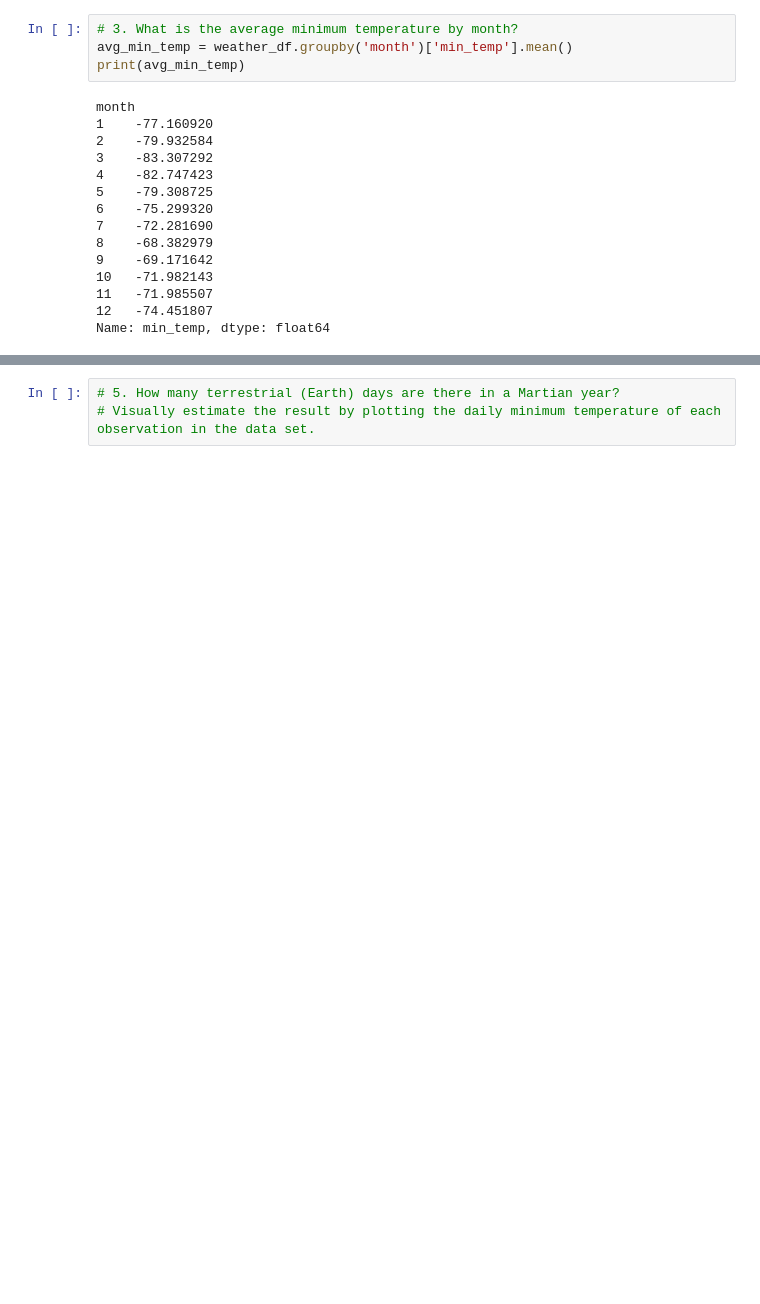
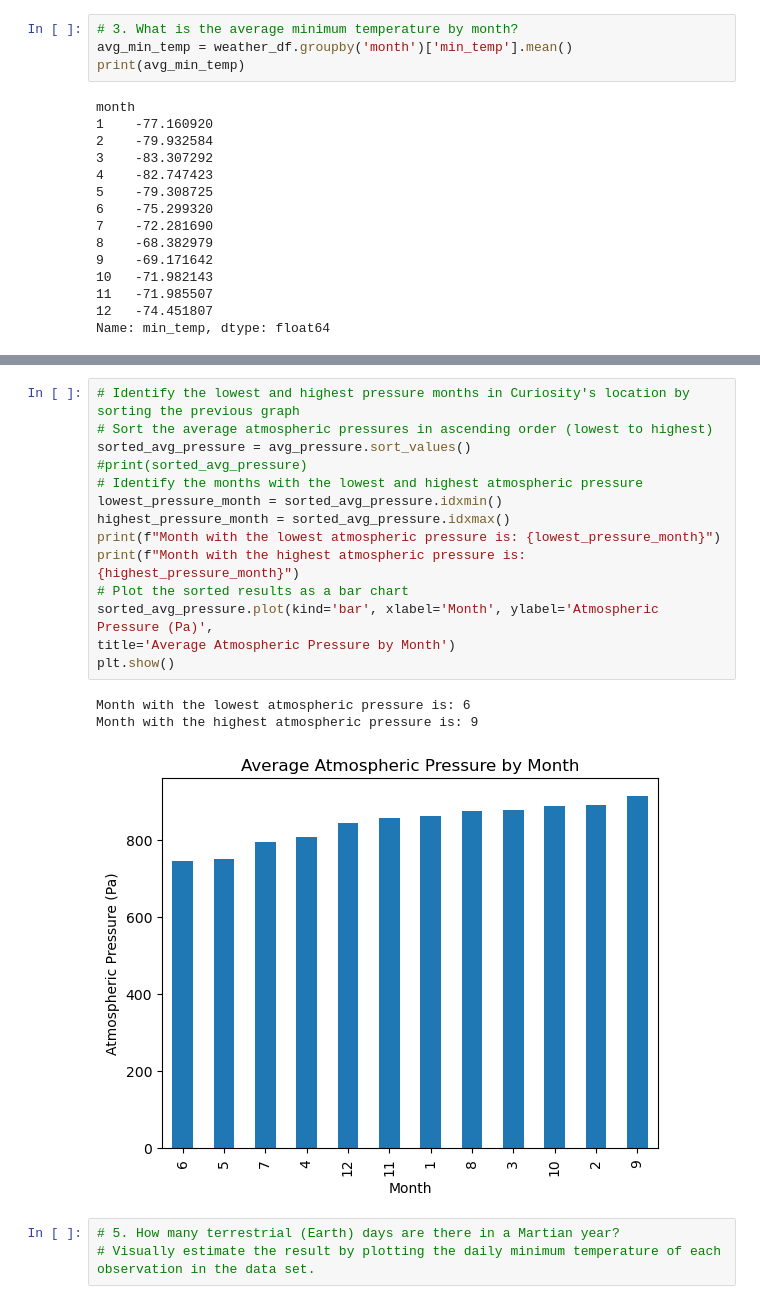
Before and after one commit to gbadrain/html-challenge, a Jupyter notebook: MARS/part_2_mars_weather.ipynb, the cells around one changed output, grey strips where cells are left out. Drawn from its saved outputs; the diff is of its cells as text; blank space fills up the shorter version.

```diff
--- a/MARS/part_2_mars_weather.ipynb
+++ b/MARS/part_2_mars_weather.ipynb
@@ -194,3 +209,21 @@ Name: pressure, dtype: float64
+# %%
+# Identify the lowest and highest pressure months in Curiosity's location by sorting the previous graph
+# Sort the average atmospheric pressures in ascending order (lowest to highest)
+sorted_avg_pressure = avg_pressure.sort_values()
+#print(sorted_avg_pressure)
+# Identify the months with the lowest and highest atmospheric pressure
+lowest_pressure_month = sorted_avg_pressure.idxmin()
+highest_pressure_month = sorted_avg_pressure.idxmax()
+print(f"Month with the lowest atmospheric pressure is: {lowest_pressure_month}")
+print(f"Month with the highest atmospheric pressure is: {highest_pressure_month}")
+# Plot the sorted results as a bar chart
+sorted_avg_pressure.plot(kind='bar', xlabel='Month', ylabel='Atmospheric Pressure (Pa)',
+title='Average Atmospheric Pressure by Month')
+plt.show()
+# %% [output]
+Month with the lowest atmospheric pressure is: 6
+Month with the highest atmospheric pressure is: 9
+[figure, added]
 # %%
 # 5. How many terrestrial (Earth) days are there in a Martian year?
 # Visually estimate the result by plotting the daily minimum temperature of each observation in the data set.
```
Also changed, not shown: parts of 7 cells of this notebook.
